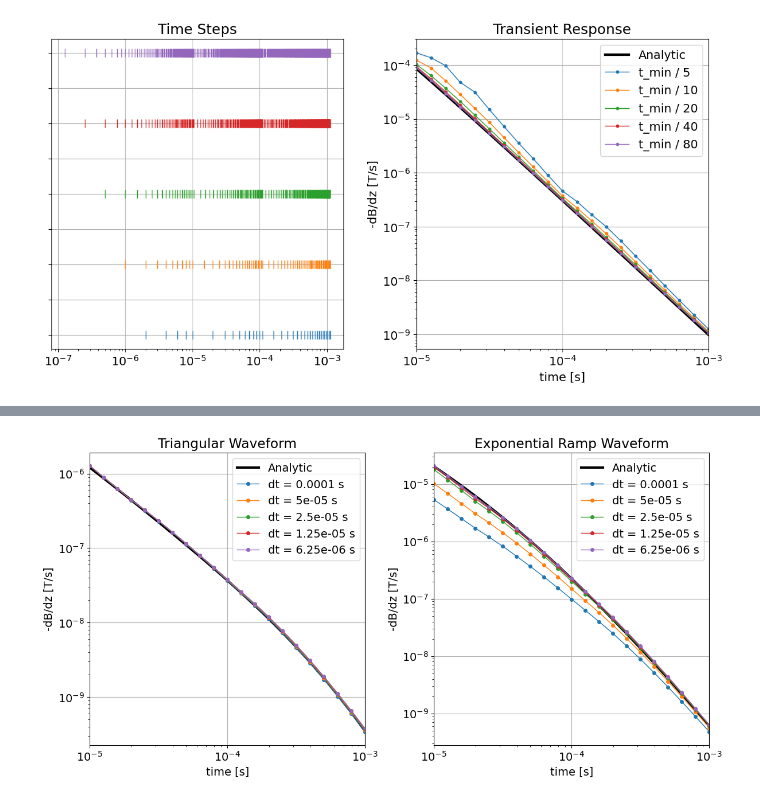
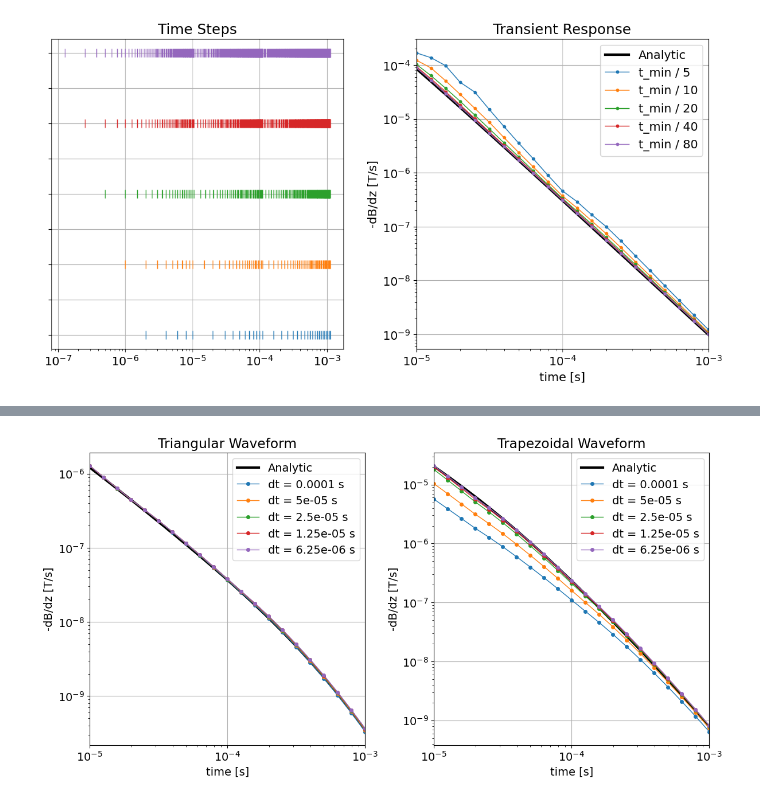
Before and after one commit to simpeg/user-tutorials, a Jupyter notebook: notebooks/08-tdem/fwd_tdem_fundamentals.ipynb, the cells around one changed output, grey strips where cells are left out. Drawn from its saved outputs; the diff is of its cells as text; code cells hidden in the pictures.

```diff
--- a/notebooks/08-tdem/fwd_tdem_fundamentals.ipynb
+++ b/notebooks/08-tdem/fwd_tdem_fundamentals.ipynb
@@ -119,12 +117,13 @@ def generate_discretization(dh, d_min, d_max):
 
     # Number of padding cells
     n_pad = 1
-    while sum(dh * 1.5**np.arange(n_pad)) < 2 * d_max:
+    pad_factor = 1.25
+    while sum(dh * pad_factor**np.arange(n_pad)) < 2 * d_max:
         n_pad += 1
 
     # Radial and vertical discretization
     hr = [(dh, n_core), (dh, n_pad, 1.2)]
-    hz = [(dh, n_pad, -1.2), (dh, 2*n_core), (dh, n_pad, 1.2)]
+    hz = [(dh, n_pad, -pad_factor), (dh, 2*n_core), (dh, n_pad, pad_factor)]
 
     # Generate mesh
     mesh = CylindricalMesh([hr, 1, hz], x0="00C")
@@ -410 +444,6 @@ exponential_waveform = tdem.sources.ExponentialWaveform(
+# %%
+ramp_time = np.abs(t0) / 40
+trapezoidal_waveform = tdem.sources.TrapezoidWaveform(
+    (t0, t0+ramp_time), (-ramp_time, 0.0), off_time=0.0
+)
 # %%
@@ -475,11 +515,11 @@ for w in on_time_steps_list:
 # %%
 simulation_temp = tdem.simulation_1d.Simulation1DLayered(
-    survey=generate_survey(exponential_waveform),
+    survey=generate_survey(trapezoidal_waveform),
     thicknesses=[],
     sigmaMap=maps.IdentityMap(nP=1)
 )
 # %%
-dpred_exponential = [simulation_temp.dpred(np.array([halfspace_conductivity]))]
+dpred_trapezoidal = [simulation_temp.dpred(np.array([halfspace_conductivity]))]
 
 for w in on_time_steps_list:
 
@@ -487,10 +527,10 @@ for w in on_time_steps_list:
 
     simulation_temp = tdem.simulation.Simulation3DElectricField(
         mesh,
-        survey=generate_survey(exponential_waveform),
+        survey=generate_survey(trapezoidal_waveform),
         sigmaMap=mapping,
         time_steps=full_time_steps,
         t0=t0
     )
 
-    dpred_exponential.append(simulation_temp.dpred(model))
+    dpred_trapezoidal.append(simulation_temp.dpred(model))
@@ -501,34 +541,34 @@ For the triangular waveform, all of the on-time discretizations simulate the dat
 # %%
 fig = plt.figure(figsize=(12, 6))
 
 ax1 = fig.add_axes([0.05, 0.1, 0.4, 0.85])
 ax1.loglog(time_channels, -dpred_triangular[0], 'k', lw=3)
 for d in dpred_triangular[1:]:
     ax1.loglog(time_channels, -d, '-o', lw=1, markersize=4)
 ax1.set_xlim((np.min(time_channels), np.max(time_channels)))
 ax1.grid()
 ax1.set_xlabel("time [s]")
 ax1.set_ylabel("-dB/dz [T/s]")
 ax1.set_title("Triangular Waveform")
 ax1.legend(
     ['Analytic'] + ['dt = {} s'.format(x[0]) for x in on_time_steps_list],
     loc='upper right'
 )
 
 ax2 = fig.add_axes([0.55, 0.1, 0.4, 0.85])
-ax2.loglog(time_channels, -dpred_exponential[0], 'k', lw=3)
-for d in dpred_exponential[1:]:
+ax2.loglog(time_channels, -dpred_trapezoidal[0], 'k', lw=3)
+for d in dpred_trapezoidal[1:]:
     ax2.loglog(time_channels, -d, '-o', lw=1, markersize=4)
 ax2.set_xlim((np.min(time_channels), np.max(time_channels)))
 ax2.grid()
 ax2.set_xlabel("time [s]")
 ax2.set_ylabel("-dB/dz [T/s]")
-ax2.set_title("Exponential Ramp Waveform")
+ax2.set_title("Trapezoidal Waveform")
 ax2.legend(
     ['Analytic'] + ['dt = {} s'.format(x[0]) for x in on_time_steps_list],
     loc='upper right'
 )
 
 plt.show()
 # %% [output]
-[figure, old version]
+[figure, new version]
```
Also changed, not shown: parts of 37 cells of this notebook.
